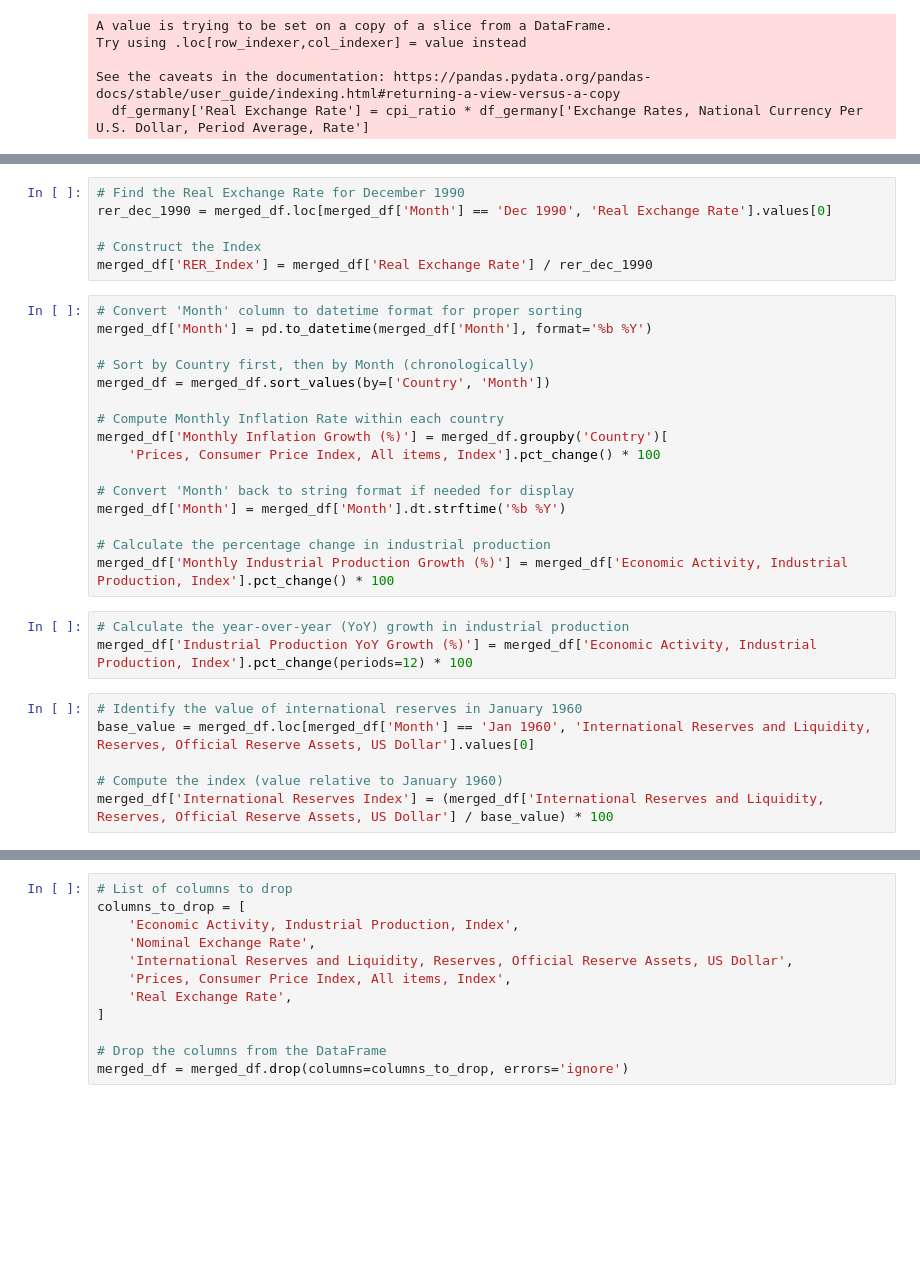
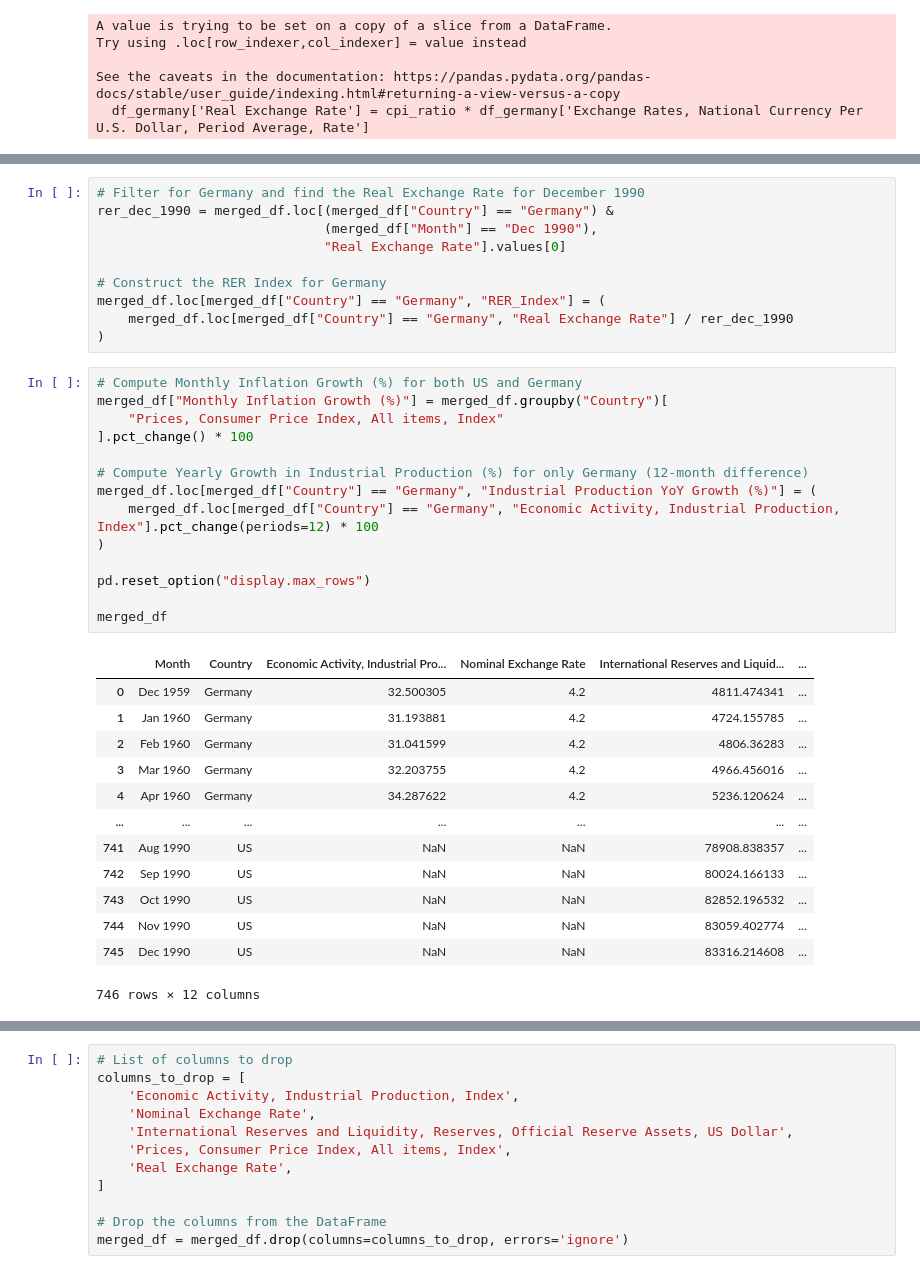
Before and after one commit to EC1B1-Macro-Project/Germany_Coursework, a Jupyter notebook: code /NB01-cleaning.ipynb, the cells around one changed output, grey strips where cells are left out. Cells and saved outputs as stored; diff of their text form; blank space fills up the shorter version.

```diff
--- a/code /NB01-cleaning.ipynb
+++ b/code /NB01-cleaning.ipynb
@@ -93,31 +91,38 @@ print(merged_df[['Month', 'Country', 'Real Exchange Rate', 'Real Exchange Rate G
 # %%
-# Find the Real Exchange Rate for December 1990
-rer_dec_1990 = merged_df.loc[merged_df['Month'] == 'Dec 1990', 'Real Exchange Rate'].values[0]
+# Filter for Germany and find the Real Exchange Rate for December 1990
+rer_dec_1990 = merged_df.loc[(merged_df["Country"] == "Germany") &
+                             (merged_df["Month"] == "Dec 1990"),
+                             "Real Exchange Rate"].values[0]
 
-# Construct the Index
-merged_df['RER_Index'] = merged_df['Real Exchange Rate'] / rer_dec_1990
+# Construct the RER Index for Germany
+merged_df.loc[merged_df["Country"] == "Germany", "RER_Index"] = (
+    merged_df.loc[merged_df["Country"] == "Germany", "Real Exchange Rate"] / rer_dec_1990
+)
-# %%
-# Convert 'Month' column to datetime format for proper sorting
-merged_df['Month'] = pd.to_datetime(merged_df['Month'], format='%b %Y')
-
-# Sort by Country first, then by Month (chronologically)
-merged_df = merged_df.sort_values(by=['Country', 'Month'])
-
-# Compute Monthly Inflation Rate within each country
-merged_df['Monthly Inflation Growth (%)'] = merged_df.groupby('Country')[
-    'Prices, Consumer Price Index, All items, Index'].pct_change() * 100
-
-# Convert 'Month' back to string format if needed for display
-merged_df['Month'] = merged_df['Month'].dt.strftime('%b %Y')
-
-# Calculate the percentage change in industrial production
-merged_df['Monthly Industrial Production Growth (%)'] = merged_df['Economic Activity, Industrial Production, Index'].pct_change() * 100
-# %%
-# Calculate the year-over-year (YoY) growth in industrial production
-merged_df['Industrial Production YoY Growth (%)'] = merged_df['Economic Activity, Industrial Production, Index'].pct_change(periods=12) * 100
-# %%
-# Identify the value of international reserves in January 1960
-base_value = merged_df.loc[merged_df['Month'] == 'Jan 1960', 'International Reserves and Liquidity, Reserves, Official Reserve Assets, US Dollar'].values[0]
-
-# Compute the index (value relative to January 1960)
-merged_df['International Reserves Index'] = (merged_df['International Reserves and Liquidity, Reserves, Official Reserve Assets, US Dollar'] / base_value) * 100
+# %%
+# Compute Monthly Inflation Growth (%) for both US and Germany
+merged_df["Monthly Inflation Growth (%)"] = merged_df.groupby("Country")[
+    "Prices, Consumer Price Index, All items, Index"
+].pct_change() * 100
+
+# Compute Yearly Growth in Industrial Production (%) for only Germany (12-month difference)
+merged_df.loc[merged_df["Country"] == "Germany", "Industrial Production YoY Growth (%)"] = (
+    merged_df.loc[merged_df["Country"] == "Germany", "Economic Activity, Industrial Production, Index"].pct_change(periods=12) * 100
+)
+
+pd.reset_option("display.max_rows")
+
+merged_df
+# %% [output]
+|  | Month | Country | Economic Activity, Industrial Pro... | Nominal Exchange Rate | International Reserves and Liquid... | ... |
+| 0 | Dec 1959 | Germany | 32.500305 | 4.2 | 4811.474341 | ... |
+| 1 | Jan 1960 | Germany | 31.193881 | 4.2 | 4724.155785 | ... |
+| 2 | Feb 1960 | Germany | 31.041599 | 4.2 | 4806.36283 | ... |
+| 3 | Mar 1960 | Germany | 32.203755 | 4.2 | 4966.456016 | ... |
+| 4 | Apr 1960 | Germany | 34.287622 | 4.2 | 5236.120624 | ... |
+| ... | ... | ... | ... | ... | ... | ... |
+| 741 | Aug 1990 | US | NaN | NaN | 78908.838357 | ... |
+| 742 | Sep 1990 | US | NaN | NaN | 80024.166133 | ... |
+| 743 | Oct 1990 | US | NaN | NaN | 82852.196532 | ... |
+| 744 | Nov 1990 | US | NaN | NaN | 83059.402774 | ... |
+| 745 | Dec 1990 | US | NaN | NaN | 83316.214608 | ... |
+746 rows × 12 columns
```
Also changed, not shown: parts of 16 cells of this notebook.
